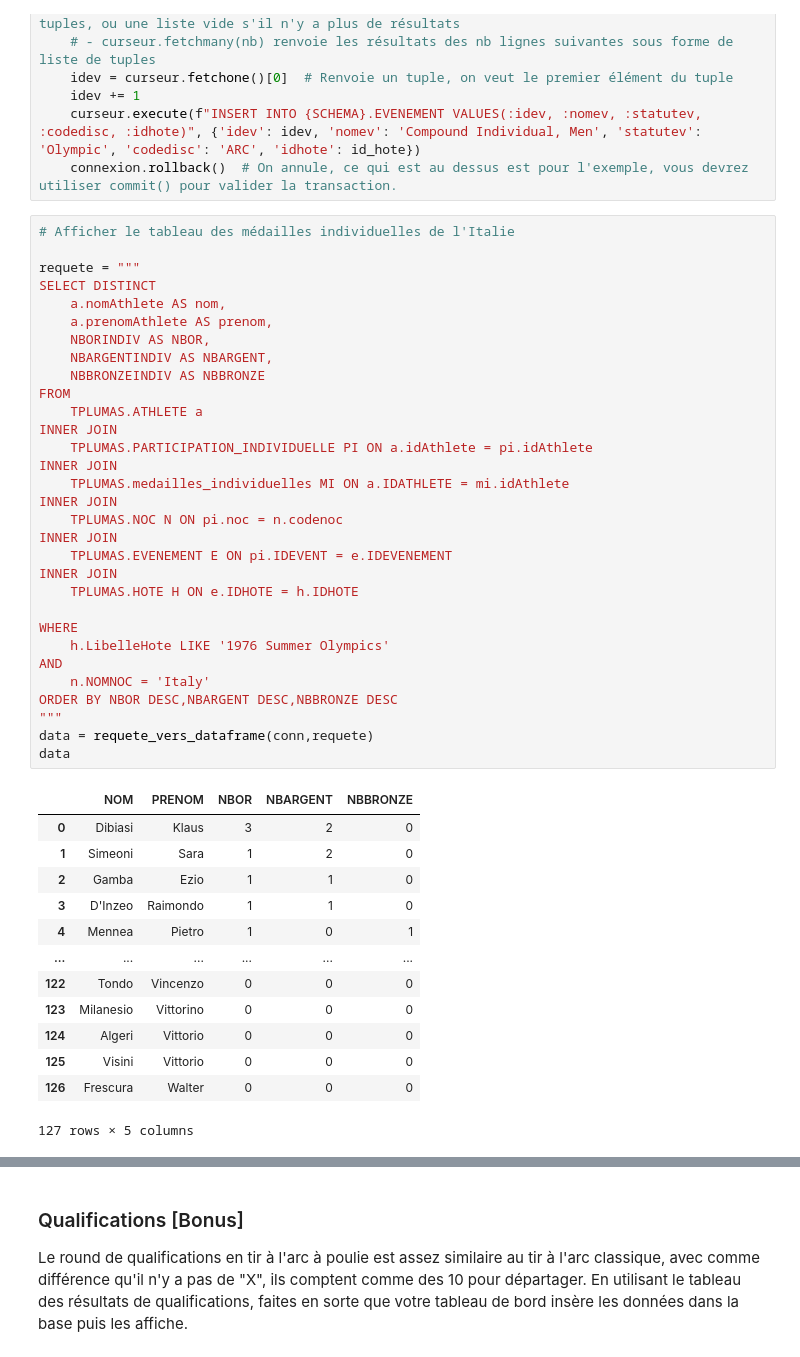
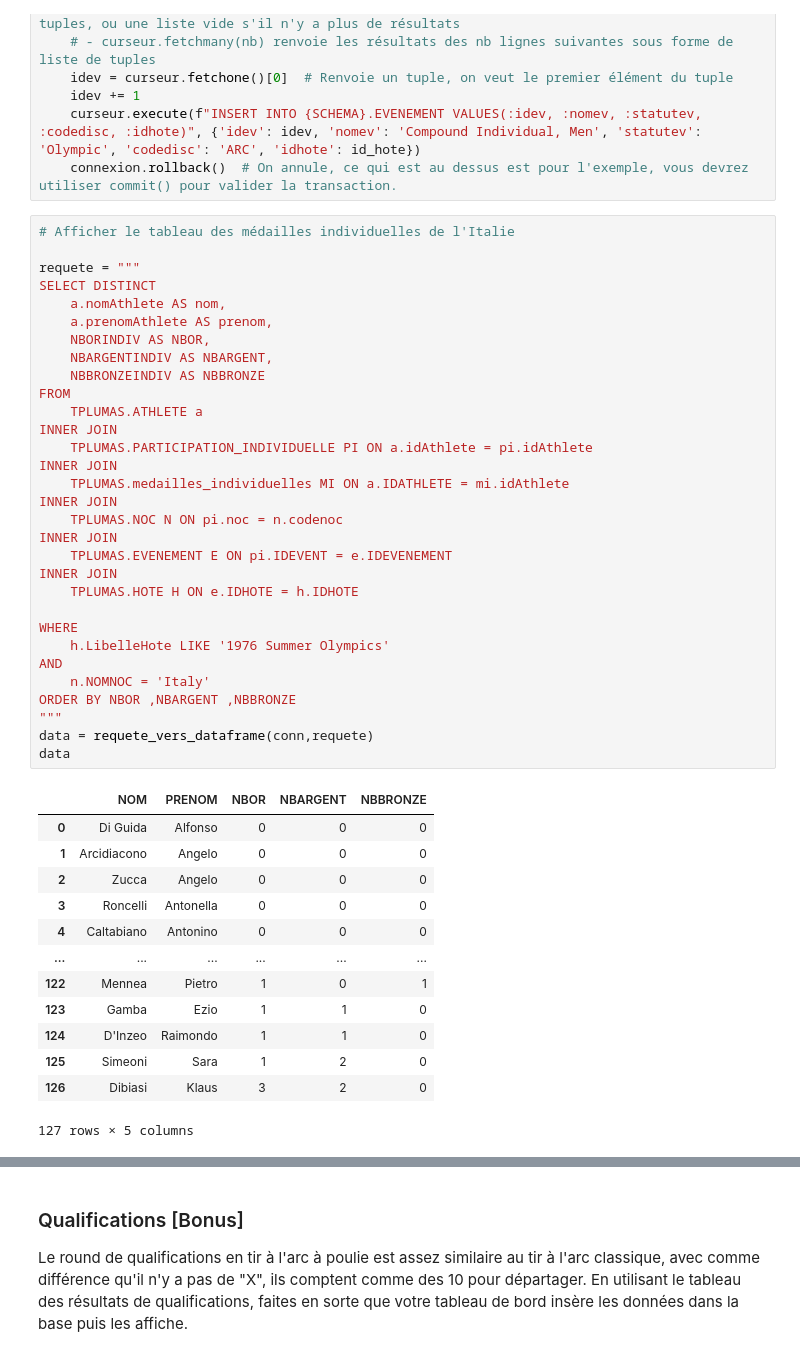
Before and after one commit to zykogithub/projets_IUT, a Jupyter notebook: S2/data_base/partie 2/partie_1.ipynb, the cells around one changed output, grey strips where cells are left out. Cells and saved outputs as stored; diff of their text form.

```diff
--- a/S2/data_base/partie 2/partie_1.ipynb
+++ b/S2/data_base/partie 2/partie_1.ipynb
@@ -488,43 +488,43 @@ with Connexion(login=conn['login'], password=conn['password']) as connexion:  #
 
 requete = """
 SELECT DISTINCT
     a.nomAthlete AS nom,
     a.prenomAthlete AS prenom,
     NBORINDIV AS NBOR,
     NBARGENTINDIV AS NBARGENT,
     NBBRONZEINDIV AS NBBRONZE
 FROM
     TPLUMAS.ATHLETE a
 INNER JOIN
     TPLUMAS.PARTICIPATION_INDIVIDUELLE PI ON a.idAthlete = pi.idAthlete
 INNER JOIN
     TPLUMAS.medailles_individuelles MI ON a.IDATHLETE = mi.idAthlete
 INNER JOIN
     TPLUMAS.NOC N ON pi.noc = n.codenoc
 INNER JOIN
     TPLUMAS.EVENEMENT E ON pi.IDEVENT = e.IDEVENEMENT
 INNER JOIN
     TPLUMAS.HOTE H ON e.IDHOTE = h.IDHOTE
 
 WHERE
     h.LibelleHote LIKE '1976 Summer Olympics'
 AND
     n.NOMNOC = 'Italy'
-ORDER BY NBOR DESC,NBARGENT DESC,NBBRONZE DESC
+ORDER BY NBOR ,NBARGENT ,NBBRONZE
 """
 data = requete_vers_dataframe(conn,requete)
 data
 # %% [output]
 |  | NOM | PRENOM | NBOR | NBARGENT | NBBRONZE |
-| 0 | Dibiasi | Klaus | 3 | 2 | 0 |
-| 1 | Simeoni | Sara | 1 | 2 | 0 |
-| 2 | Gamba | Ezio | 1 | 1 | 0 |
-| 3 | D'Inzeo | Raimondo | 1 | 1 | 0 |
-| 4 | Mennea | Pietro | 1 | 0 | 1 |
+| 0 | Di Guida | Alfonso | 0 | 0 | 0 |
+| 1 | Arcidiacono | Angelo | 0 | 0 | 0 |
+| 2 | Zucca | Angelo | 0 | 0 | 0 |
+| 3 | Roncelli | Antonella | 0 | 0 | 0 |
+| 4 | Caltabiano | Antonino | 0 | 0 | 0 |
 | ... | ... | ... | ... | ... | ... |
-| 122 | Tondo | Vincenzo | 0 | 0 | 0 |
-| 123 | Milanesio | Vittorino | 0 | 0 | 0 |
-| 124 | Algeri | Vittorio | 0 | 0 | 0 |
-| 125 | Visini | Vittorio | 0 | 0 | 0 |
-| 126 | Frescura | Walter | 0 | 0 | 0 |
+| 122 | Mennea | Pietro | 1 | 0 | 1 |
+| 123 | Gamba | Ezio | 1 | 1 | 0 |
+| 124 | D'Inzeo | Raimondo | 1 | 1 | 0 |
+| 125 | Simeoni | Sara | 1 | 2 | 0 |
+| 126 | Dibiasi | Klaus | 3 | 2 | 0 |
 127 rows × 5 columns
```
Also changed, not shown: parts of 1 cell of this notebook, 2 other files.
